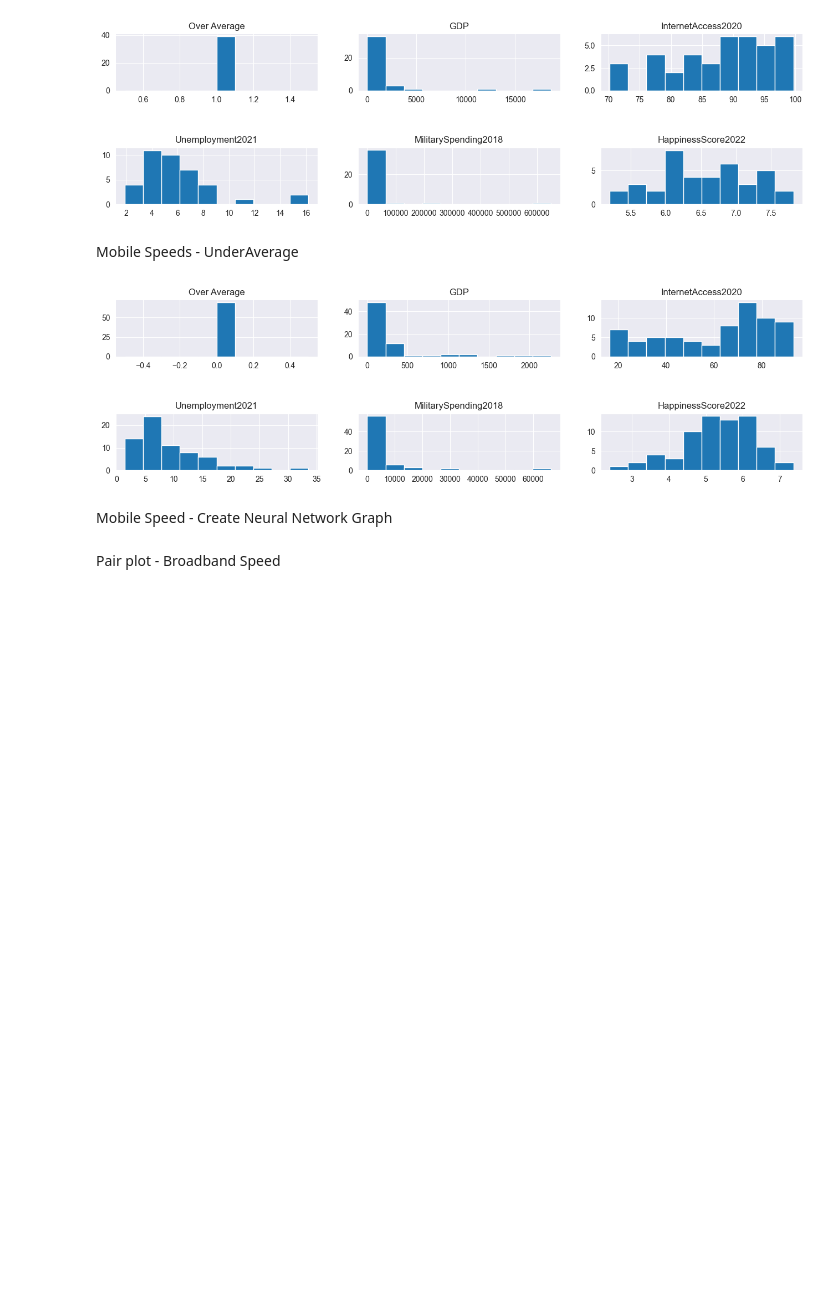
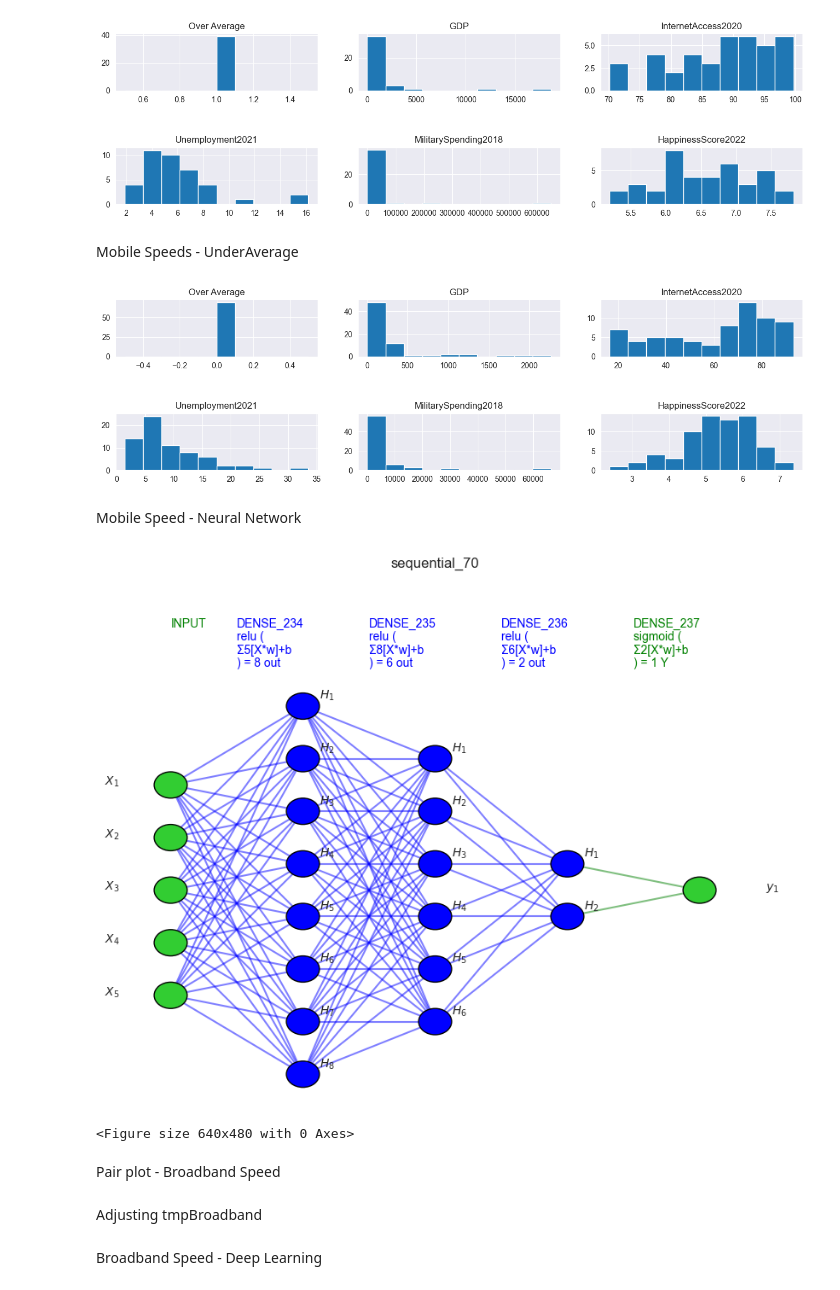
Before and after one commit to Gr4ph1xZ/DataAnalysisAndMachineLearningInternetSpeed, a Jupyter notebook: python/notebook.ipynb, the cells around one changed output. Cells and saved outputs as stored; diff of their text form; code cells hidden in the pictures; blank space fills up the shorter version.

Commit message:
Add Neural Network

```diff
--- a/python/notebook.ipynb
+++ b/python/notebook.ipynb
@@ -414,29 +559,4 @@ MobileSpeed - OverAverage
 # %%
-labels=tmpMobile['OverAverage']
-features = tmpMobile.iloc[:,1:6]
-X=features
-y=np.ravel(labels)
-X_train, X_test, y_train, y_test = train_test_split(X, y, test_size=0.33, random_state=42)
-scaler = StandardScaler().fit(X_train)
-X_train = scaler.transform(X_train)
-X_test = scaler.transform(X_test)
-
-model = Sequential()
-model.add(Dense(8, activation='relu', input_shape=(5,)))
-model.add(Dense(6, activation='relu'))
-model.add(Dense(2, activation='relu'))
-model.add(Dense(1, activation='sigmoid'))
-model.compile(loss='binary_crossentropy',
-optimizer='sgd',
-metrics=['accuracy'])
-model.fit(X_train, y_train,epochs=8, batch_size=1, verbose=1)
-
-
-
-y_pred = model.predict(X_test)
-score = model.evaluate(X_test, y_test,verbose=1)
-print(score)
-
 df = pd.DataFrame(tmpMobile, columns= np.array(tmpMobile.columns))
 overAverage = df.loc[(df.OverAverage == 1)]
 fig, ax = plt.subplots(2,3,figsize=(16, 4) )
@@ -500,4 +601,4 @@ plt.show()
 # %% [output]
 [figure]
 # %% [markdown]
-Mobile Speed - Create Neural Network Graph
+Mobile Speed - Neural Network
@@ -506,3 +605,8 @@ ann_viz(model, True, '..\output\Mobile Speed - Neural Network.png', 'Neural Netw
+# %%
+visualize_nn(model, 'Mobile Speed - Neural Network', description=True, figsize=(10,8))
+# %% [output]
+[figure, added]
+<Figure size 640x480 with 0 Axes>
 # %% [markdown]
 Pair plot - Broadband Speed
 # %%
@@ -517,3 +621,5 @@ tmpBroadband = tmpBroadband.dropna()
 plot = sns.pairplot(tmpBroadband[['BroadbandSpeed', 'GDP', 'InternetAccess2020', 'Unemployment2021', 'MilitarySpending2018', 'HappinessScore2022']], diag_kind='kde')
 plot.savefig(r'..\output\Broadband Speed - Pair plot.png')
 plt.show()
+# %% [markdown]
+Adjusting tmpBroadband
@@ -519,0 +630,2 @@ plt.show()
+# %% [markdown]
+Broadband Speed - Deep Learning
```
Also changed, not shown: parts of 20 cells of this notebook.
